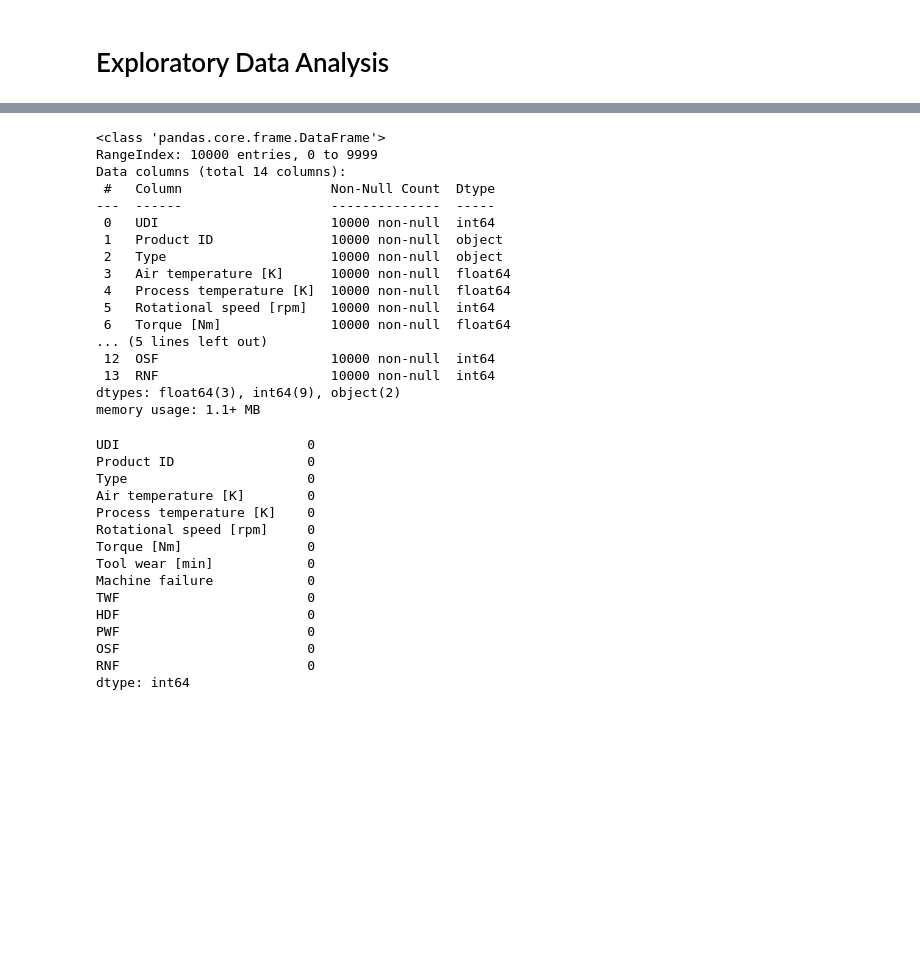
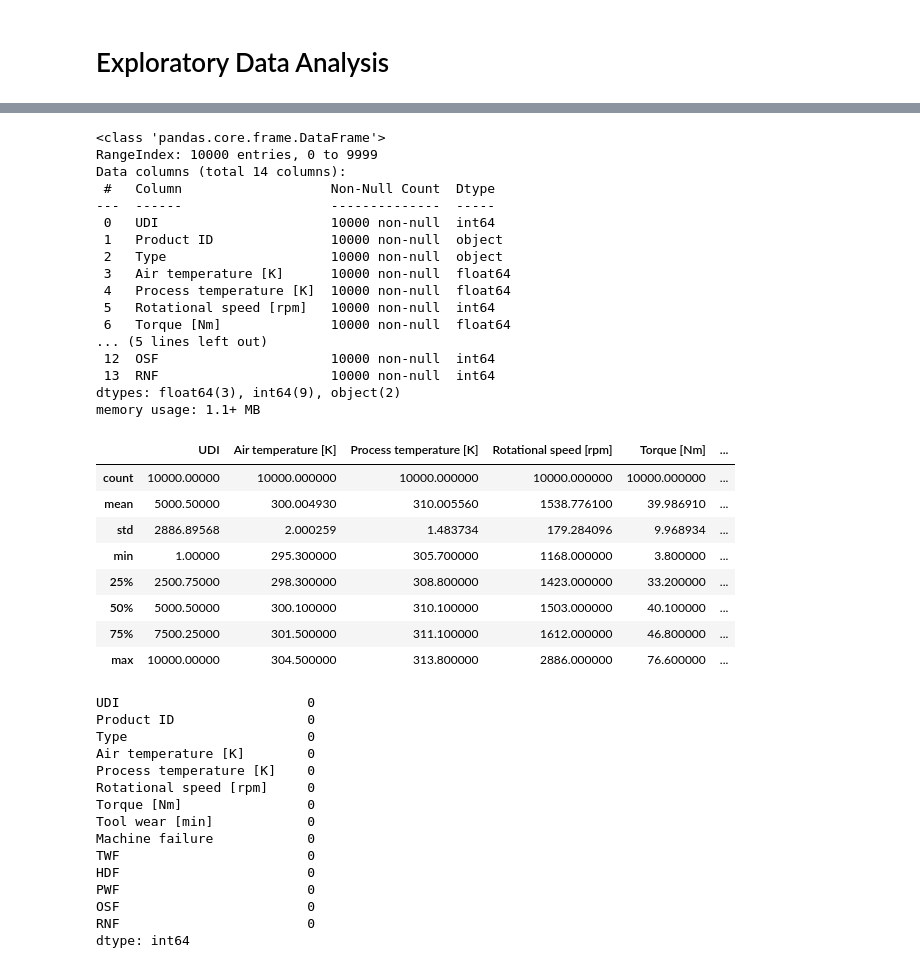
Before and after one commit to ashu284/FactoryGuard-AI, a Jupyter notebook: notebooks/01_eda.ipynb, the cells around one changed output, grey strips where cells are left out. Drawn from its saved outputs; the diff is of its cells as text; code cells hidden in the pictures; blank space fills up the shorter version.

```diff
--- a/notebooks/01_eda.ipynb
+++ b/notebooks/01_eda.ipynb
@@ -17,23 +18,34 @@ df.head()
 # %%
+df.shape
 df.info()
+df.describe()
 # %% [output]
 <class 'pandas.core.frame.DataFrame'>
 RangeIndex: 10000 entries, 0 to 9999
 Data columns (total 14 columns):
  #   Column                   Non-Null Count  Dtype
 ---  ------                   --------------  -----
  0   UDI                      10000 non-null  int64
  1   Product ID               10000 non-null  object
  2   Type                     10000 non-null  object
  3   Air temperature [K]      10000 non-null  float64
  4   Process temperature [K]  10000 non-null  float64
  5   Rotational speed [rpm]   10000 non-null  int64
  6   Torque [Nm]              10000 non-null  float64
 ... (5 lines left out)
  12  OSF                      10000 non-null  int64
  13  RNF                      10000 non-null  int64
 dtypes: float64(3), int64(9), object(2)
 memory usage: 1.1+ MB
+|  | UDI | Air temperature [K] | Process temperature [K] | Rotational speed [rpm] | Torque [Nm] | ... |
+| count | 10000.00000 | 10000.000000 | 10000.000000 | 10000.000000 | 10000.000000 | ... |
+| mean | 5000.50000 | 300.004930 | 310.005560 | 1538.776100 | 39.986910 | ... |
+| std | 2886.89568 | 2.000259 | 1.483734 | 179.284096 | 9.968934 | ... |
+| min | 1.00000 | 295.300000 | 305.700000 | 1168.000000 | 3.800000 | ... |
+| 25% | 2500.75000 | 298.300000 | 308.800000 | 1423.000000 | 33.200000 | ... |
+| 50% | 5000.50000 | 300.100000 | 310.100000 | 1503.000000 | 40.100000 | ... |
+| 75% | 7500.25000 | 301.500000 | 311.100000 | 1612.000000 | 46.800000 | ... |
+| max | 10000.00000 | 304.500000 | 313.800000 | 2886.000000 | 76.600000 | ... |
 # %%
 df.isnull().sum()
 # %% [output]
```
Also changed, not shown: parts of 3 cells of this notebook, 3 other files.
